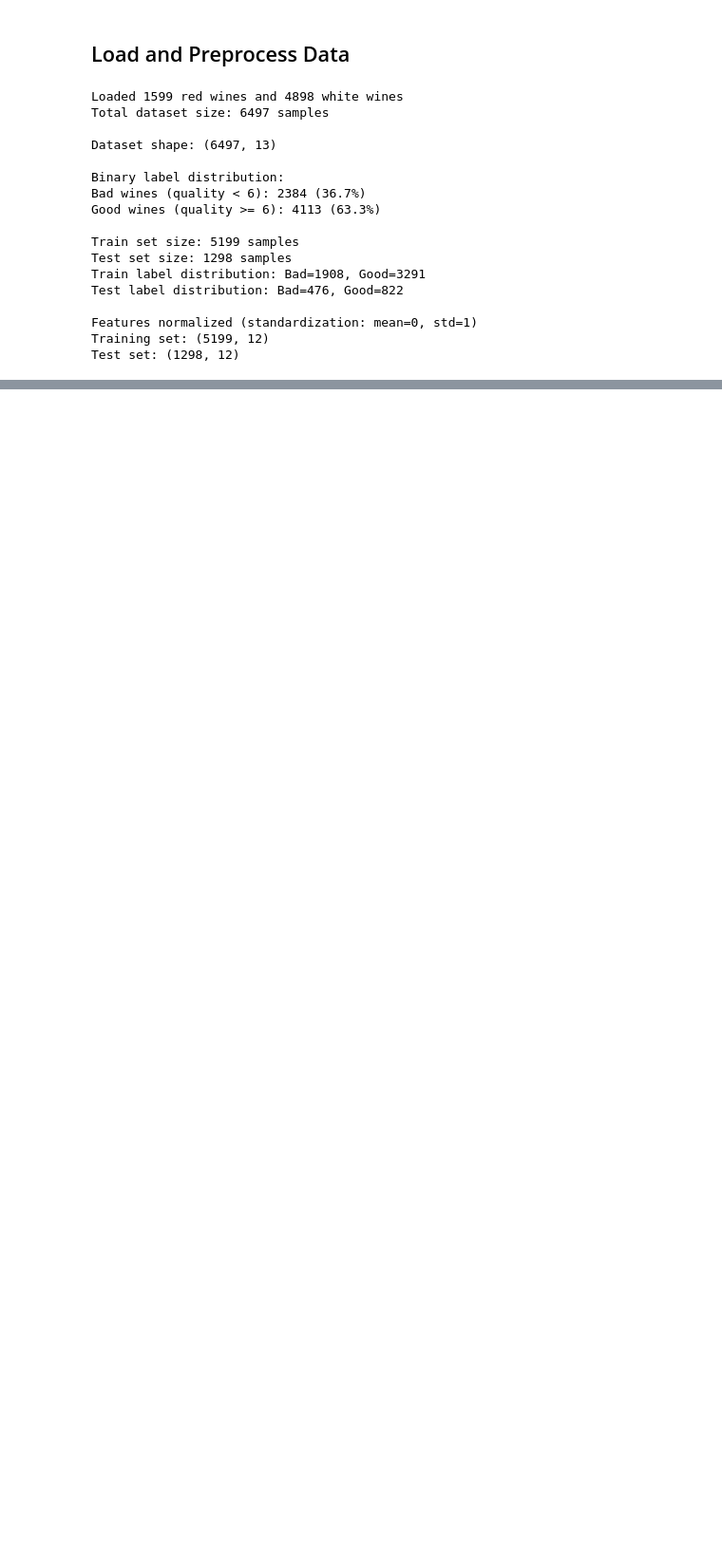
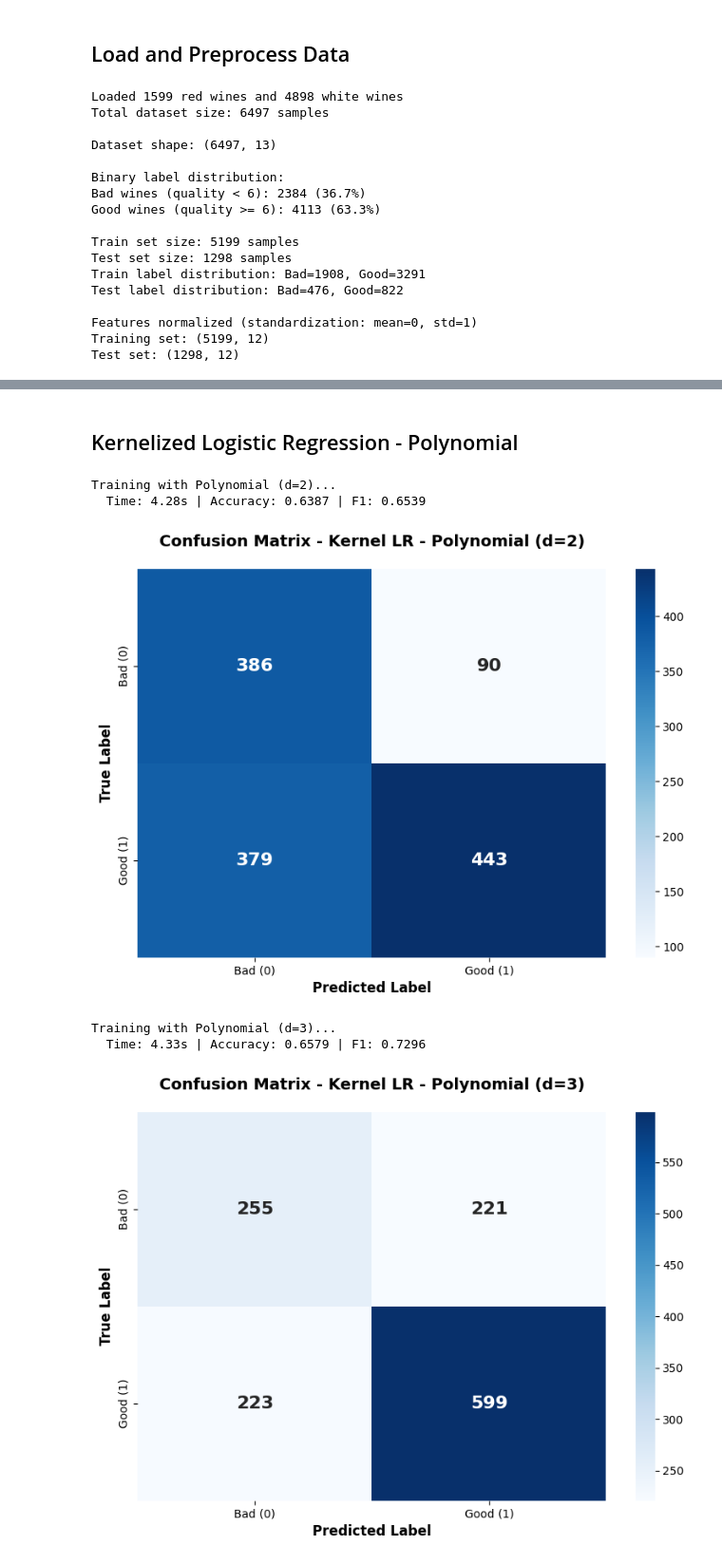
Before and after one commit to nikitaolefir/WineQualityPredicition, a Jupyter notebook: main.ipynb, the cells around one changed output, grey strips where cells are left out. Shown at 95% size. Drawn from its saved outputs; the diff is of its cells as text; code cells hidden in the pictures; blank space fills up the shorter version.

```diff
--- a/main.ipynb
+++ b/main.ipynb
@@ -54,0 +148,42 @@ Test set: (1298, 12)
+# %% [markdown]
+## Kernelized Logistic Regression - Polynomial
+# %%
+kernels_lr_poly = {
+    'Polynomial (d=2)': create_kernel_function('polynomial', degree=2, coef0=1.0),
+    'Polynomial (d=3)': create_kernel_function('polynomial', degree=3, coef0=1.0),
+}
+
+results_lr_poly = {}
+
+for name, kernel_func in kernels_lr_poly.items():
+    print(f"Training with {name}...")
+
+    klr = KernelLogisticRegression(
+        kernel_func=kernel_func,
+        learning_rate=0.01,
+        n_iterations=500,
+        regularization=0.1,
+        verbose=False
+    )
+
+    start = time.time()
+    klr.fit(X_train, y_train)
+    train_time = time.time() - start
+
+    y_pred = klr.predict(X_test)
+    metrics = calculate_metrics(y_test, y_pred)
+    results_lr_poly[name] = metrics
+
+    print(f"  Time: {train_time:.2f}s | Accuracy: {metrics['accuracy']:.4f} | F1: {metrics['f1_score']:.4f}\n")
+
+    # Saving plots
+    safe_name = name.replace(' ', '_').replace('(', '').replace(')', '')
+    plot_confusion_matrix(y_test, y_pred, f"Kernel LR - {name}",
+                         save_path=f'results/KLR_{safe_name}_confusion.png')
+# %% [output]
+Training with Polynomial (d=2)...
+  Time: 4.28s | Accuracy: 0.6387 | F1: 0.6539
+[figure, added]
+Training with Polynomial (d=3)...
+  Time: 4.33s | Accuracy: 0.6579 | F1: 0.7296
+[figure, added]
```
Also changed, not shown: parts of 17 cells of this notebook, 17 other files.
